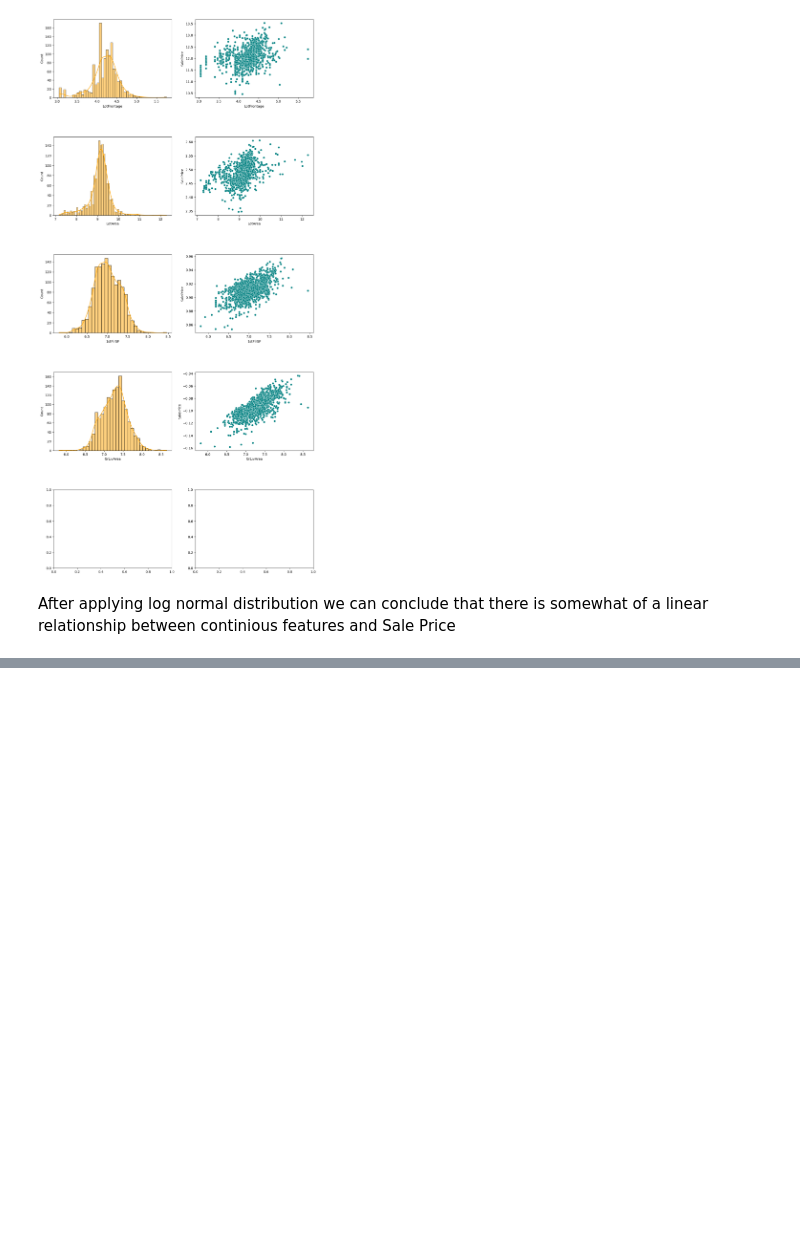
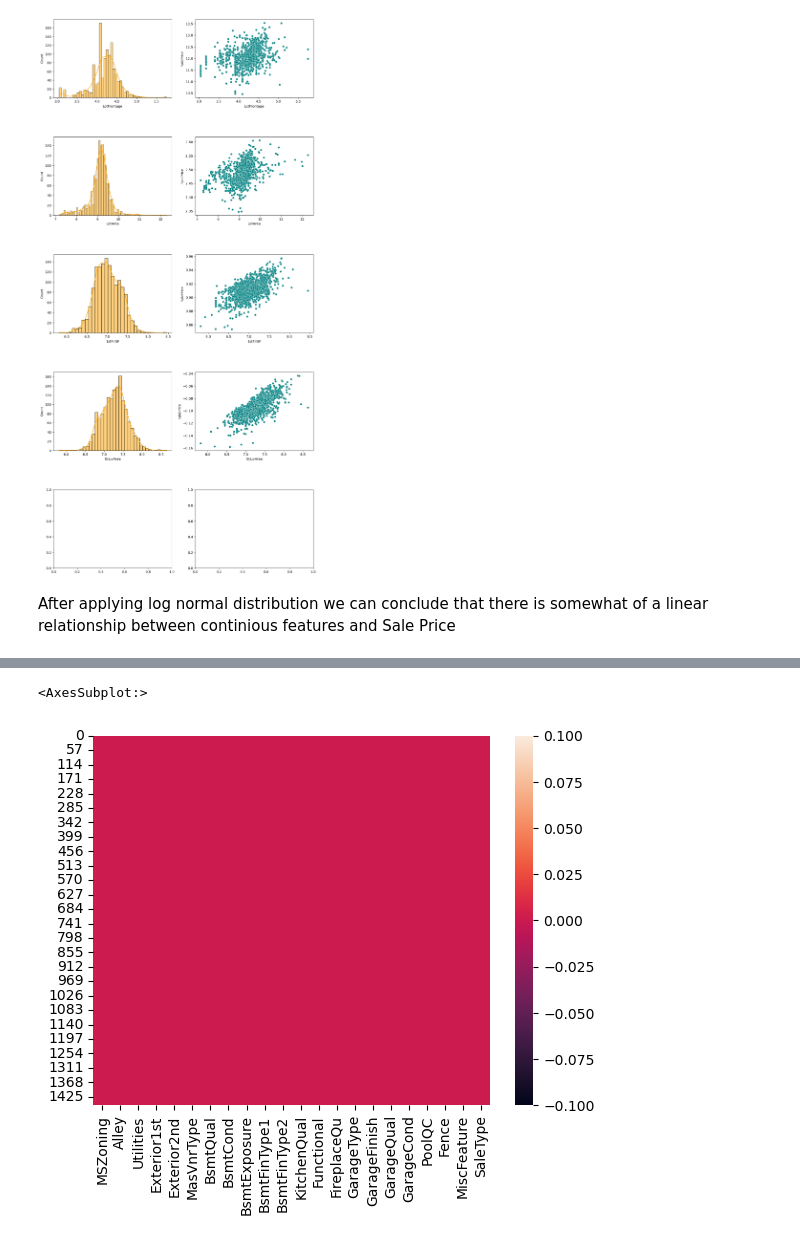
Before and after one commit to Abrar-Mustakim/Comprehensive-Data-Exploration-and-Advanced-Regression-Technique-on-Kaggles-Hourse-Pricing, a Jupyter notebook: EDA_and_Training.ipynb, the cells around one changed output, grey strips where cells are left out. Cells and saved outputs as stored; diff of their text form; code cells hidden in the pictures; blank space fills up the shorter version.

```diff
--- a/EDA_and_Training.ipynb
+++ b/EDA_and_Training.ipynb
@@ -468,0 +535,5 @@ After applying log normal distribution we can conclude that there is somewhat of
+# %%
+sns.heatmap(temp[missing_categorical_temp].isnull())
+# %% [output]
+<AxesSubplot:>
+[figure, added]
```
Also changed, not shown: parts of 8 cells of this notebook.
